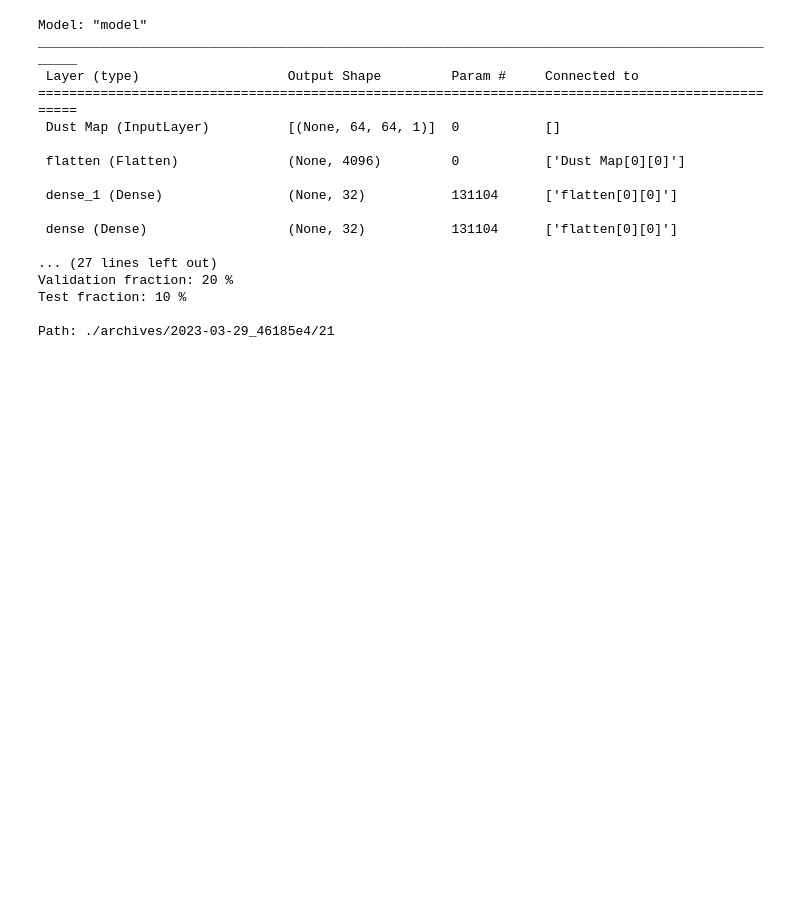
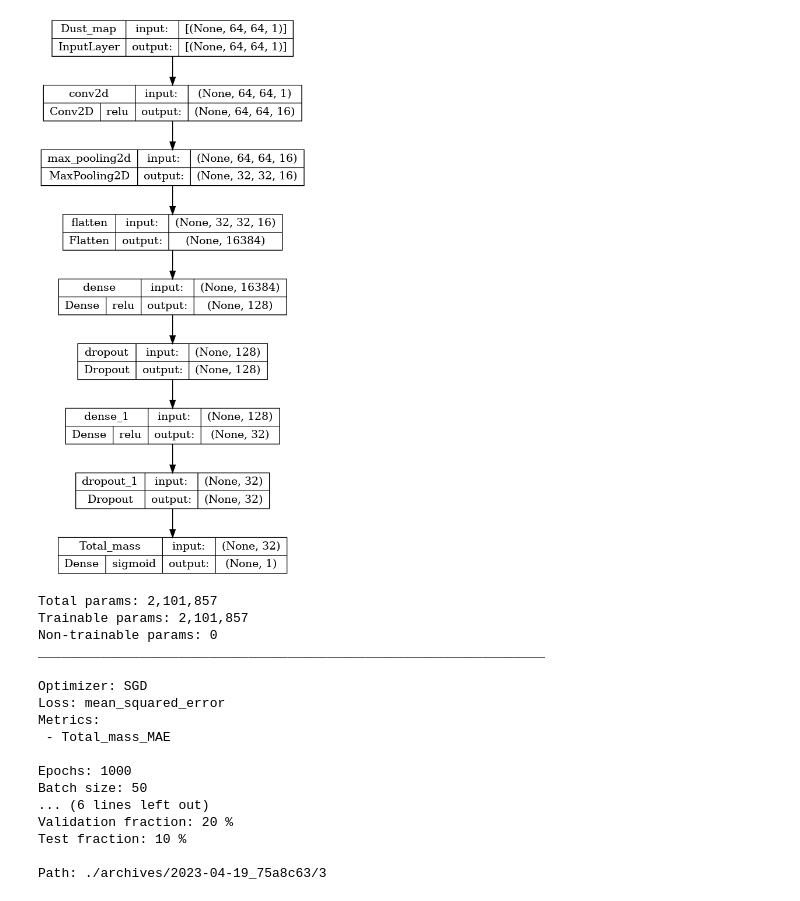
Before and after one commit to LeiRoF/M2-Internship, a Jupyter notebook: Compare_Models.ipynb, the cells around one changed output. Saved outputs shown, nothing was run; the diff lists cells and outputs as text; code cells hidden in the pictures; blank space fills up the shorter version.

```diff
--- a/Compare_Models.ipynb
+++ b/Compare_Models.ipynb
@@ -1,5 +1,5 @@
 # %%
-compare = "Total_mass" # file name (in the folder "data/model_comparison") of the comparison to be made
-consider_models = "all" # list of int (from 0 to number of models - 1) or "all"
-exclude_models = [4,5] # list of int (from 0 to number of models - 1)
+compare = "output/Total_mass" # file name (in the folder "data/model_comparison") of the comparison to be made
+consider_models = "all" # list of 4 digit hexa string or "all"
+exclude_models = [] # list of 4 digit hexa string or empty list
 # %%
@@ -82,75 +222,76 @@ Comparing models:
 # %%
-# Read model details
+# Select model and view details
 
 def print_model_details(id):
 
-    if id >= len(archives):
-        print(f"ID must be included in [0, {len(archives)-1}]")
-        return
+    model = models[id]
+    archive = model["archive"]
+    details = model["details"]
 
-    with open(f'{archives[id]}/model_details.json') as file:
-        details = json.load(file)
+    display(Image(filename=f'{archive}/model.png'))
+    print("\n".join(details['summary'][-4:]))
 
-    if os.path.isfile(f'{archives[id]}/model.png'):
-        Image(filename=f'{archives[id]}/model.png')
-        print("\n".join(details['summary'][-5:]))
-    else:
-        if isinstance(details['summary'], str):
-            print(details['summary'])
-        else:
-            print("\n".join(details['summary']))
     print("")
     print("Optimizer:", details['optimizer'])
     if isinstance(details['loss'], list):
         print("Loss:\n -", "\n - ".join(details['loss']))
     else:
         print("Loss:", details['loss'])
     print("Metrics:\n -", "\n - ".join(details['metrics']))
     print("")
     print("Epochs:", details['epochs'])
     print("Batch size:", details['batch_size'])
     print("")
     print(f"Training time: {int(details['training_time']//60)}m {details['training_time']%60:.2f}s" )
-    print("Score:\n -", "\n - ".join([f"{i:.2e}" for i in details['score']]))
+    print("Score:\n -", "\n - ".join([f"{i:.2e}" for i in details['scores']]))
     print("")
-    print("Dataset size:", details['dataset_size'])
-    print("Validation fraction:", int(details['valid_frac'] * 100), "%")
+    # print("Dataset size:", details['dataset_size'])
+    print("Validation fraction:", int(details['val_frac'] * 100), "%")
     print("Test fraction:", int(details['test_frac'] * 100), "%")
     print("")
-    print("Path:", archives[id])
+    print("Path:", archive)
     print("")
     if "inputs" in details:
         print("Inputs:\n -", "\n - ".join(details['inputs']))
     if "outputs" in details:
         print("Outputs:\n -", "\n - ".join(details['outputs']))
 
 
-x_widget = Dropdown(options = [i for i in range(len(archives))], value = 0, description = "Model ID: ")
+options = [hex(i)[2:] for i in range(len(archives))]
+for i, option in enumerate(options):
+    options[i] = "0"*(4 - len(option)) + option
+
+selected_model = models[options[0]]
+
+model_widget = Dropdown(options=options, value=options[0], description="Model ID: ")
 
 # Define a function that updates the content of y based on what we select for x
-def update(*args):
+def update_model_widget(*args):
+    global selected_model
     clear_output()
-    display(x_widget)
-    print_model_details(x_widget.value)
+    display(model_widget)
+    print_model_details(model_widget.value)
+    selected_model = models[model_widget.value]
 
-x_widget.observe(update)
-update()
+model_widget.observe(update_model_widget)
+update_model_widget()
 # %% [output]
 [interactive output not drawn]
+[figure, added]
-Model: "model"
-__________________________________________________________________________________________________
- Layer (type)                   Output Shape         Param #     Connected to
-==================================================================================================
- Dust Map (InputLayer)          [(None, 64, 64, 1)]  0           []
+Total params: 2,101,857
+Trainable params: 2,101,857
+Non-trainable params: 0
+_________________________________________________________________
 
- flatten (Flatten)              (None, 4096)         0           ['Dust Map[0][0]']
+Optimizer: SGD
+Loss: mean_squared_error
+Metrics:
+ - Total_mass_MAE
 
- dense_1 (Dense)                (None, 32)           131104      ['flatten[0][0]']
-
- dense (Dense)                  (None, 32)           131104      ['flatten[0][0]']
-
-... (27 lines left out)
+Epochs: 1000
+Batch size: 50
+... (6 lines left out)
 Validation fraction: 20 %
 Test fraction: 10 %
 
-Path: ./archives/2023-03-29_46185e4/21
+Path: ./archives/2023-04-19_75a8c63/3
```
Also changed, not shown: parts of 3 cells of this notebook, 2 other files.
